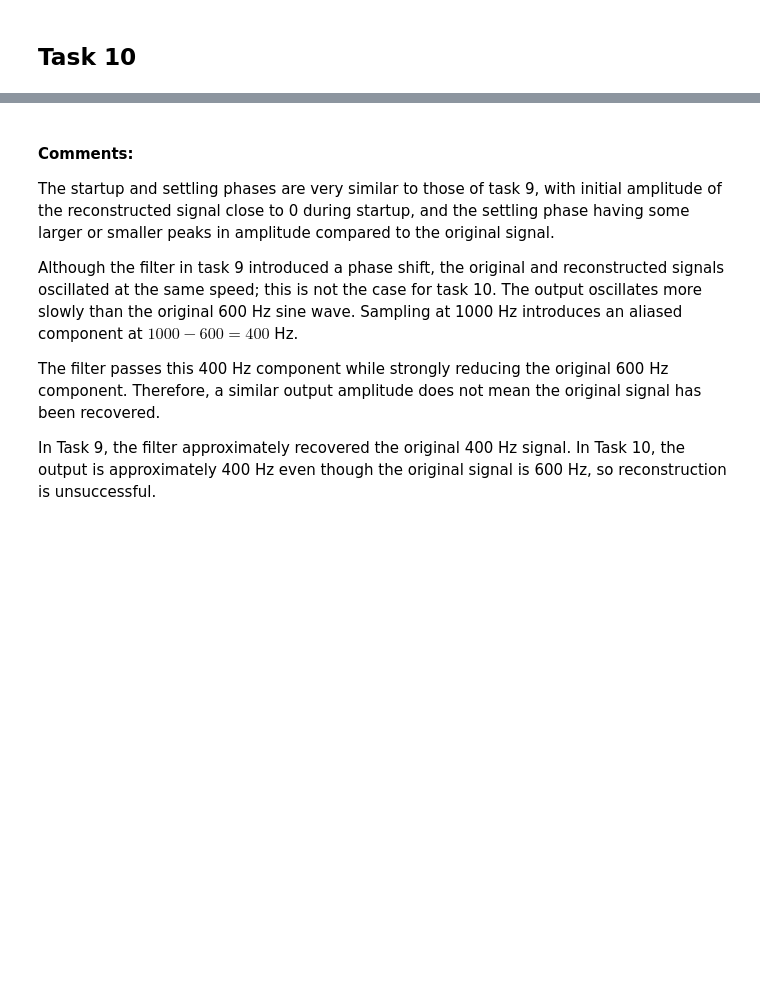
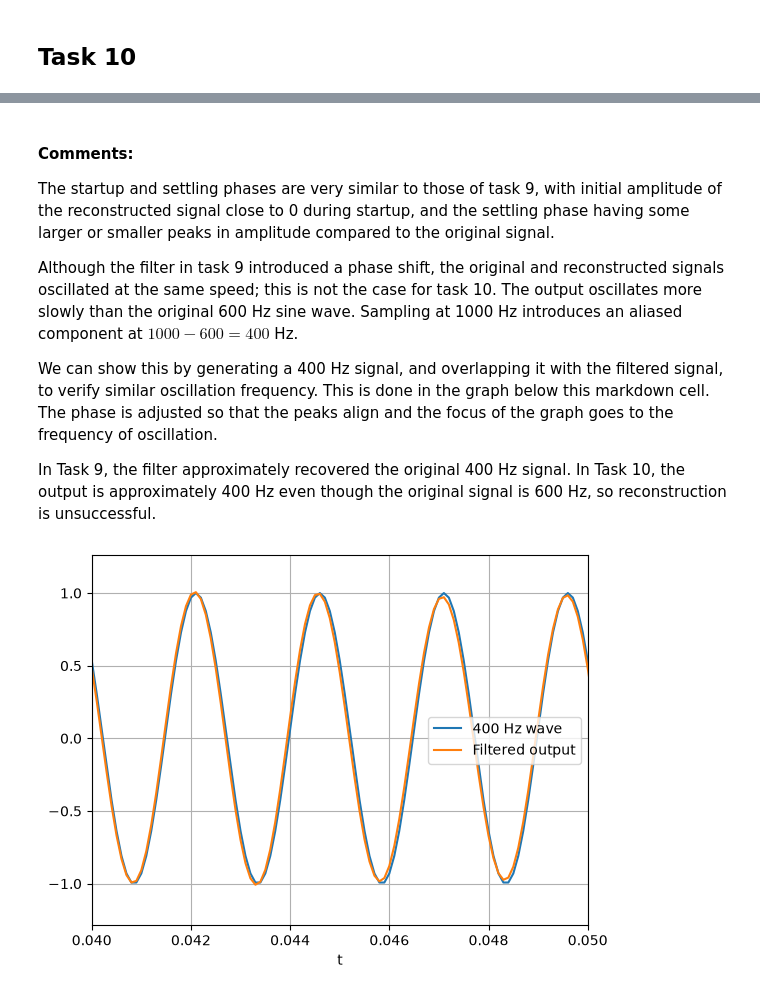
Before and after one commit to davgal27/Signal-Analysis, a Jupyter notebook: DSP-Sampling-Theorem/Practical-1.ipynb, the cells around one changed output, grey strips where cells are left out. Drawn from its saved outputs; the diff is of its cells as text; code cells hidden in the pictures; blank space fills up the shorter version.

```diff
--- a/DSP-Sampling-Theorem/Practical-1.ipynb
+++ b/DSP-Sampling-Theorem/Practical-1.ipynb
@@ -637,6 +639,19 @@ The startup and settling phases are very similar to those of task 9, with initia
 
 Although the filter in task 9 introduced a phase shift, the original and reconstructed signals oscillated at the same speed; this is not the case for task 10. The output oscillates more slowly than the original 600 Hz sine wave. Sampling at 1000 Hz introduces an aliased component at $1000 - 600 = 400$ Hz.
 
-The filter passes this 400 Hz component while strongly reducing the original 600 Hz component. Therefore, a similar output amplitude does not mean the original signal has been recovered.
+We can show this by generating a 400 Hz signal, and overlapping it with the filtered signal, to verify similar oscillation frequency. This is done in the graph below this markdown cell. The phase is adjusted so that the peaks align and the focus of the graph goes to the frequency of oscillation.
 
 In Task 9, the filter approximately recovered the original 400 Hz signal. In Task 10, the output is approximately 400 Hz even though the original signal is 600 Hz, so reconstruction is unsuccessful.
+# %%
+comparison = np.cos(2 * np.pi * 400 * (t - 0.0421))
+
+fig, ax = plt.subplots()
+ax.plot(t, comparison, label='400 Hz wave')
+ax.plot(t, train_period * r, label='Filtered output')
+ax.set_xlim([0.04, 0.05])
+ax.set_xlabel('t')
+ax.legend()
+ax.grid(True)
+plt.show()
+# %% [output]
+[figure, added]
```
Also changed, not shown: parts of 6 cells of this notebook, 1 other file.
